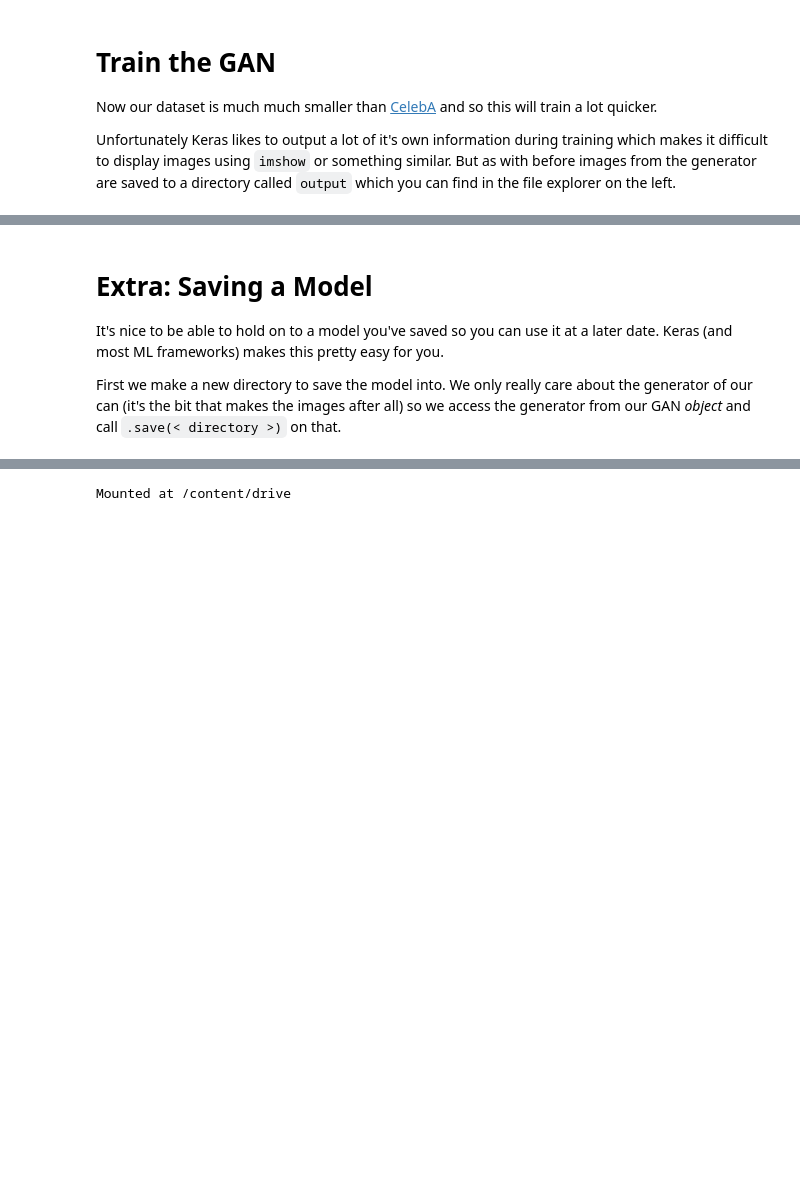
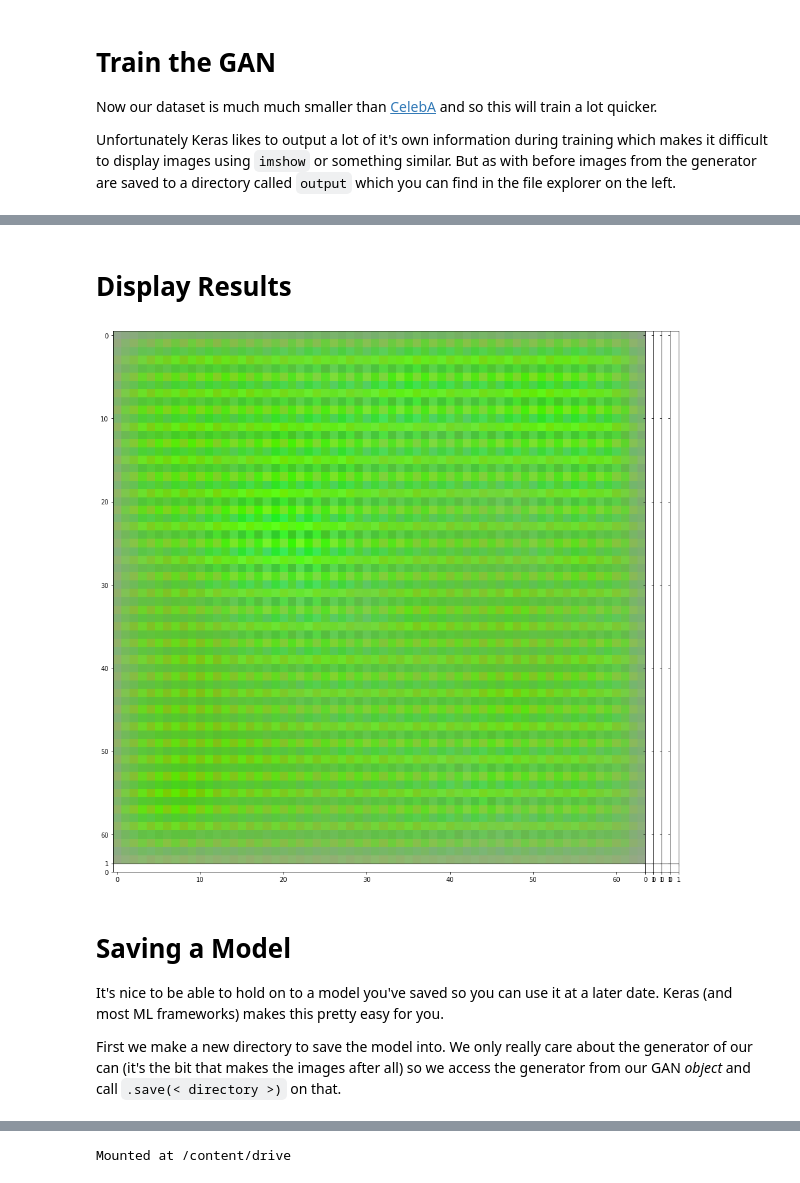
Before and after one commit to joshmurr/machine-learnings, a Jupyter notebook: cci-dsai/DCGAN_Keras_Cutsom_Dataset.ipynb, the cells around one changed output, grey strips where cells are left out. Saved outputs shown, nothing was run; the diff lists cells and outputs as text; code cells hidden in the pictures; blank space fills up the shorter version.

```diff
--- a/cci-dsai/DCGAN_Keras_Cutsom_Dataset.ipynb
+++ b/cci-dsai/DCGAN_Keras_Cutsom_Dataset.ipynb
@@ -403,5 +406,28 @@ gan.fit(
+# %% [markdown]
+# Display Results
+# %%
+from mpl_toolkits.axes_grid1 import ImageGrid
+import matplotlib.image as mpimg
+
+
+fig = plt.figure(figsize=(16., 16.))
+grid = ImageGrid(fig, 111,  # similar to subplot(111)
+                 nrows_ncols=(2, 5),  # creates 5x2 grid of axes
+                 axes_pad=0,  # pad between axes in inch.
+                 )
+
+images = [f"/content/output/generated_img_00{x}_0.png" for x in range(epochs)]
+
+for ax, im in zip(grid, images):
+    # Iterating over the grid returns the Axes.
+    img = mpimg.imread(im)
+    ax.imshow(img)
+
+plt.show()
+# %% [output]
+[figure, added]
 # %% [markdown]
-# Extra: Saving a Model
+# Saving a Model
 
 It's nice to be able to hold on to a model you've saved so you can use it at a later date. Keras (and most ML frameworks) makes this pretty easy for you.
 
```
Also changed, not shown: parts of 6 cells of this notebook.
